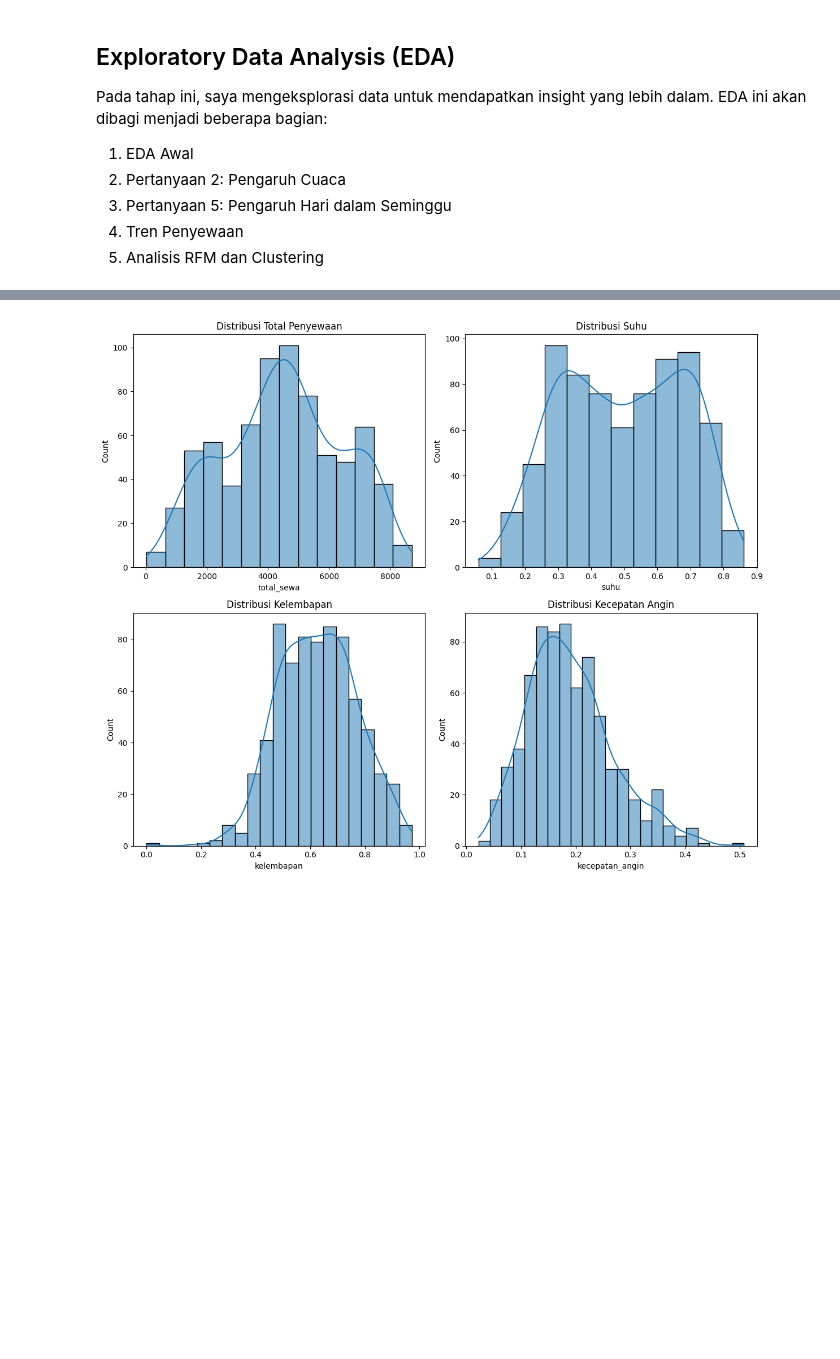
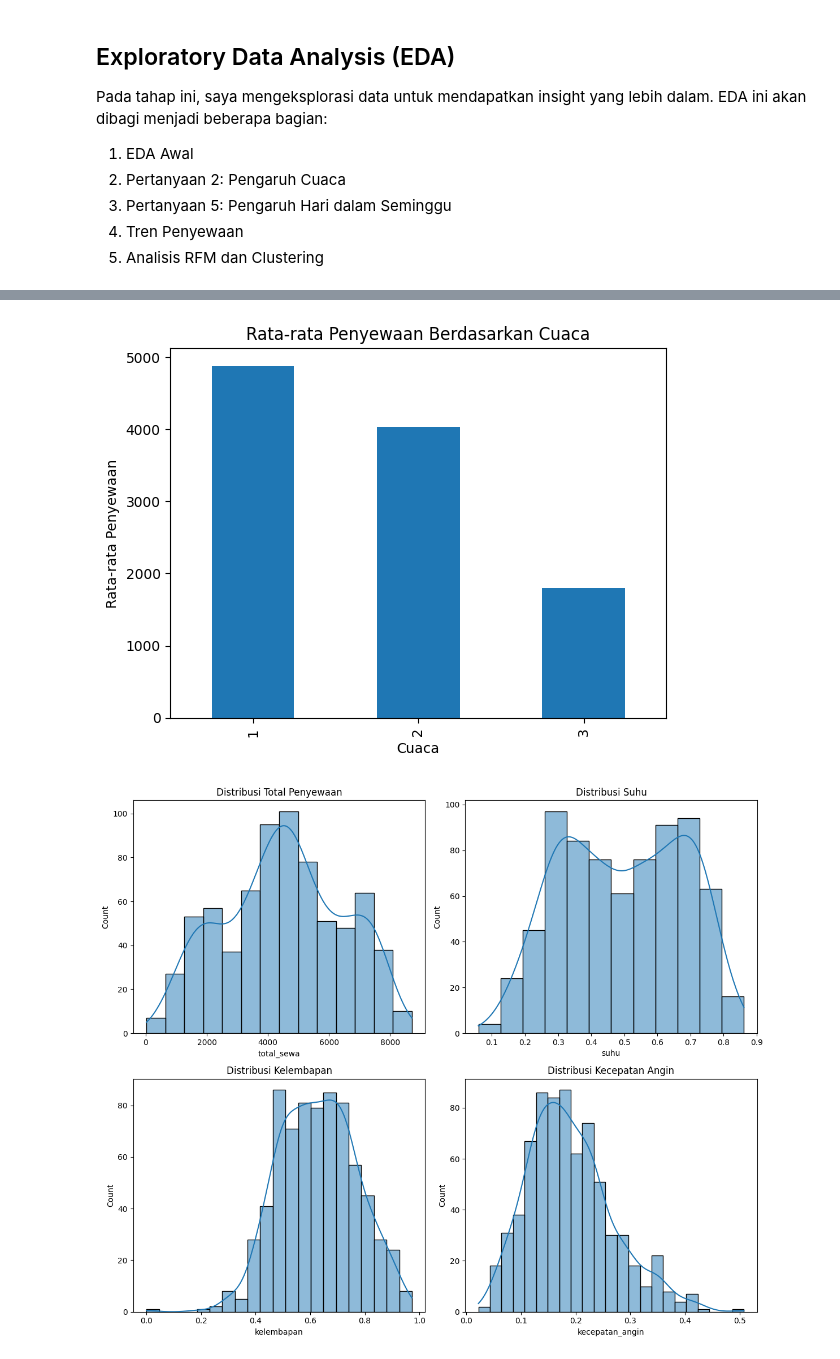
Before and after one commit to Waifull/bike-sharing-analysis, a Jupyter notebook: notebook.ipynb, the cells around one changed output, grey strips where cells are left out. Drawn from its saved outputs; the diff is of its cells as text; code cells hidden in the pictures; blank space fills up the shorter version.

```diff
--- a/notebook.ipynb
+++ b/notebook.ipynb
@@ -149,3 +171,11 @@ Pada tahap ini, saya mengeksplorasi data untuk mendapatkan insight yang lebih da
+# %%
+data.groupby('cuaca')['total_sewa'].mean().plot(kind='bar')
+plt.title("Rata-rata Penyewaan Berdasarkan Cuaca")
+plt.xlabel("Cuaca")
+plt.ylabel("Rata-rata Penyewaan")
+plt.show()
+# %% [output]
+[figure, added]
 # %%
 fig, axes = plt.subplots(2, 2, figsize=(12, 10))
 sns.histplot(data['total_sewa'], kde=True, ax=axes[0, 0]).set_title("Distribusi Total Penyewaan")
```
Also changed, not shown: parts of 2 cells of this notebook.
